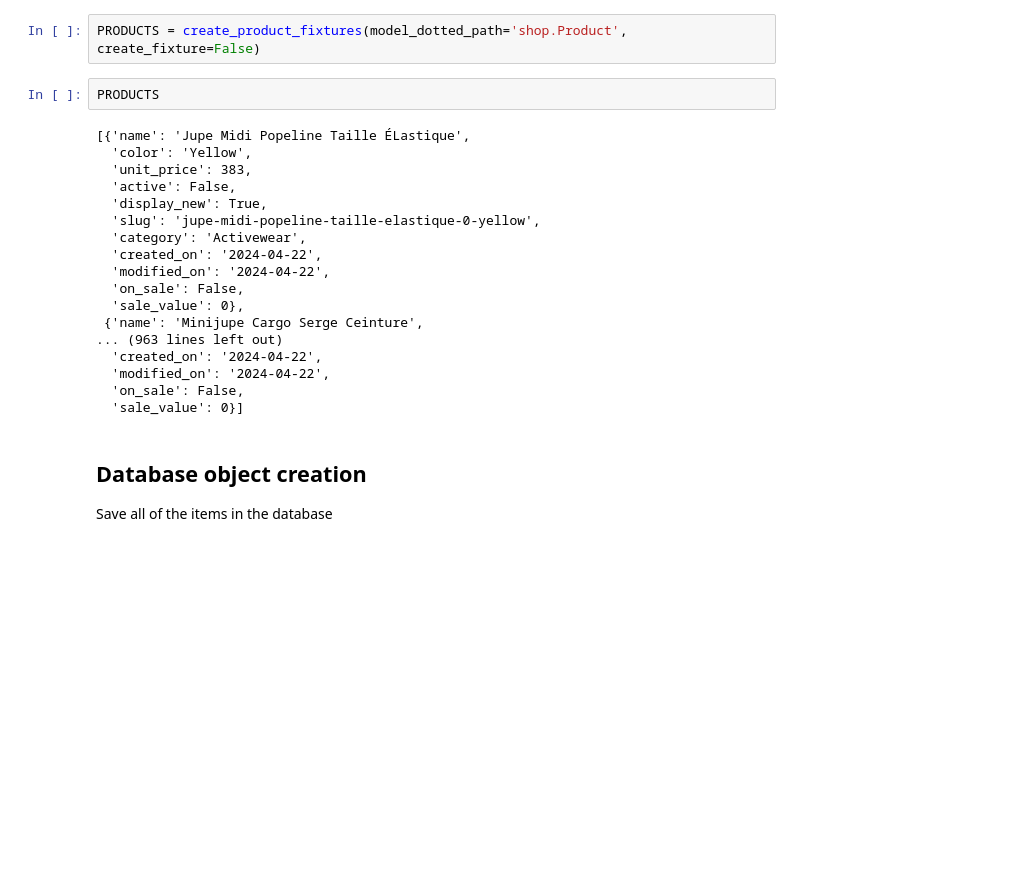
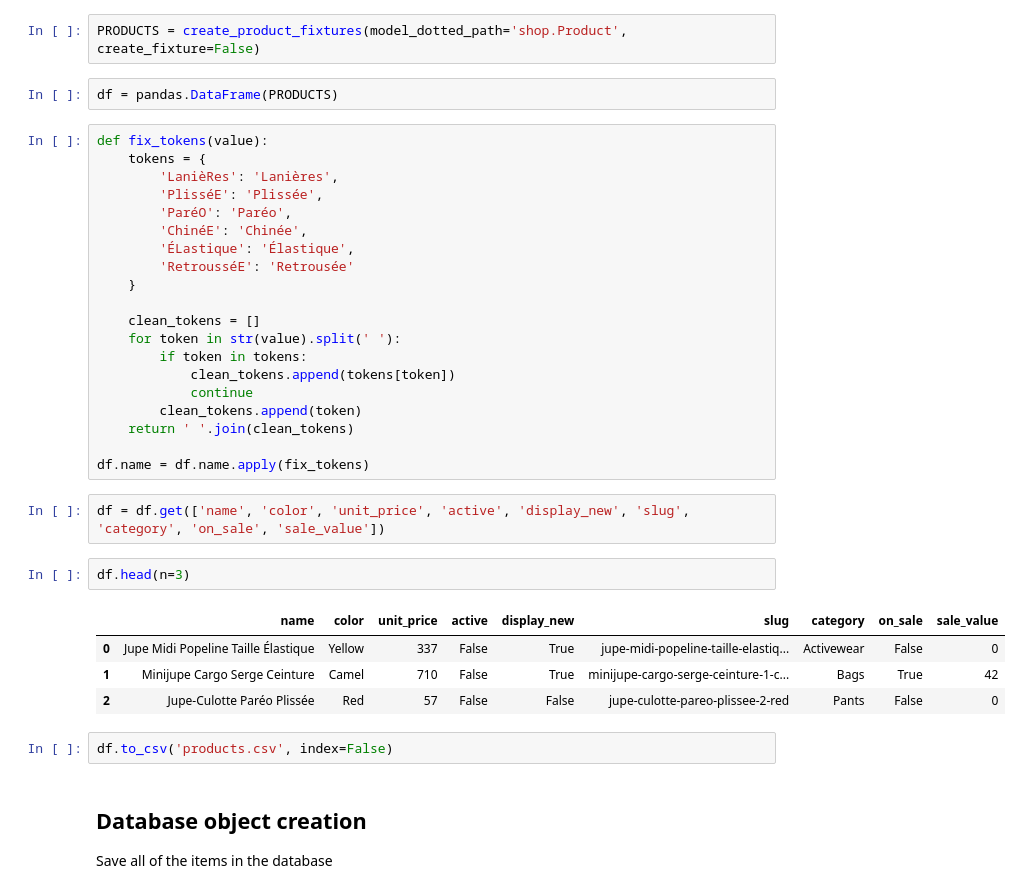
Before and after one commit to Zadigo/mycommerce, a Jupyter notebook: init.ipynb, the cells around one changed output. Drawn from its saved outputs; the diff is of its cells as text; blank space fills up the shorter version.

```diff
--- a/init.ipynb
+++ b/init.ipynb
@@ -177,26 +177,39 @@ def create_product_fixtures(model_dotted_path=None, create_fixture=False):
         return products
 # %%
 PRODUCTS = create_product_fixtures(model_dotted_path='shop.Product', create_fixture=False)
-# %%
-PRODUCTS
-# %% [output]
-[{'name': 'Jupe Midi Popeline Taille ÉLastique',
-  'color': 'Yellow',
-  'unit_price': 383,
-  'active': False,
-  'display_new': True,
-  'slug': 'jupe-midi-popeline-taille-elastique-0-yellow',
-  'category': 'Activewear',
-  'created_on': '2024-04-22',
-  'modified_on': '2024-04-22',
-  'on_sale': False,
-  'sale_value': 0},
- {'name': 'Minijupe Cargo Serge Ceinture',
-... (963 lines left out)
-  'created_on': '2024-04-22',
-  'modified_on': '2024-04-22',
-  'on_sale': False,
-  'sale_value': 0}]
+# %%
+df = pandas.DataFrame(PRODUCTS)
+# %%
+def fix_tokens(value):
+    tokens = {
+        'LanièRes': 'Lanières',
+        'PlisséE': 'Plissée',
+        'ParéO': 'Paréo',
+        'ChinéE': 'Chinée',
+        'ÉLastique': 'Élastique',
+        'RetrousséE': 'Retrousée'
+    }
+
+    clean_tokens = []
+    for token in str(value).split(' '):
+        if token in tokens:
+            clean_tokens.append(tokens[token])
+            continue
+        clean_tokens.append(token)
+    return ' '.join(clean_tokens)
+
+df.name = df.name.apply(fix_tokens)
+# %%
+df = df.get(['name', 'color', 'unit_price', 'active', 'display_new', 'slug', 'category', 'on_sale', 'sale_value'])
+# %%
+df.head(n=3)
+# %% [output]
+|  | name | color | unit_price | active | display_new | slug | category | on_sale | sale_value |
+| 0 | Jupe Midi Popeline Taille Élastique | Yellow | 337 | False | True | jupe-midi-popeline-taille-elastiq... | Activewear | False | 0 |
+| 1 | Minijupe Cargo Serge Ceinture | Camel | 710 | False | True | minijupe-cargo-serge-ceinture-1-c... | Bags | True | 42 |
+| 2 | Jupe-Culotte Paréo Plissée | Red | 57 | False | False | jupe-culotte-pareo-plissee-2-red | Pants | False | 0 |
+# %%
+df.to_csv('products.csv', index=False)
 # %% [markdown]
 ## Database object creation
 
```
Also changed, not shown: parts of 4 cells of this notebook, 4 other files.
